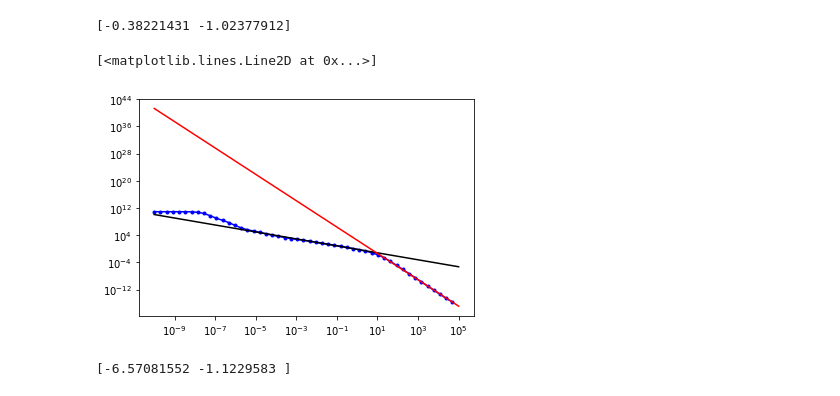
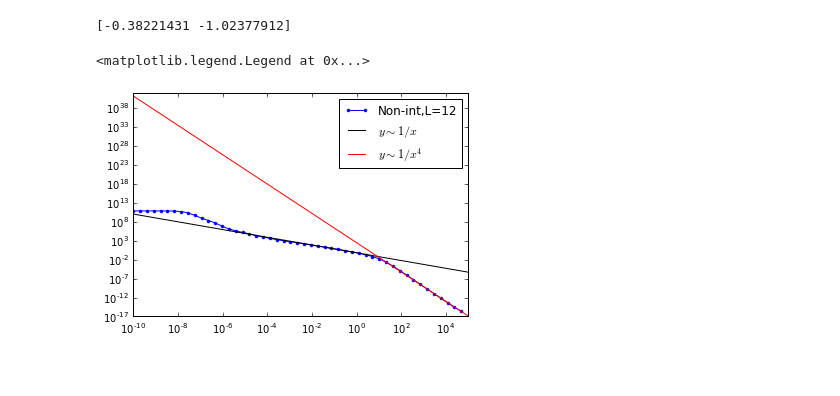
Before and after one commit to alexandreday/counterdiabatic-driving, a Jupyter notebook: zero_denom/jupyter_codes/v1_mu_scaling.ipynb, the cells around one changed output. Saved outputs shown, nothing was run; the diff lists cells and outputs as text; code cells hidden in the pictures; blank space fills up the shorter version.

```diff
--- a/zero_denom/jupyter_codes/v1_mu_scaling.ipynb
+++ b/zero_denom/jupyter_codes/v1_mu_scaling.ipynb
@@ -201,3 +201,5 @@ plt.savefig("new_v1.0_norm_L8_L10_L12.eps")
 from scipy.optimize import curve_fit
 def gfunc(x, a,c): #logfunction
     return a+ c*x
+def org_func(x, a,c):
+    return a*x**c
@@ -247,15 +221,9 @@ a_lin,b_lin=popt
 [-0.38221431 -1.02377912]
 # %%
 plt.loglog(x5,y5/2**12, 'b.-', label= "Non-int,L=12")
-plt.loglog(x5, org_func(x5,np.exp(a_lin),b_lin), 'k-', label='fit')
-plt.loglog(x5, org_func(x5,np.exp(a_in),b_in), 'r-', label='fit')
+plt.loglog(x5, org_func(x5,np.exp(a_lin),b_lin), 'k-', label=r'$y \sim 1/x$')
+plt.loglog(x5, org_func(x5,np.exp(a_in),b_in), 'r-', label=r'$y \sim 1/x^{4}$')
+plt.legend()
 # %% [output]
-[<matplotlib.lines.Line2D at 0x...>]
+<matplotlib.legend.Legend at 0x...>
-[figure, old version]
+[figure, new version]
-# %%
-xdata =x6
-ydata = y6/2**12
-popt, pcov = curve_fit(gfunc, np.log(xdata[0:-1]), np.log(ydata[0:-1]))
-print popt
-# %% [output]
-[-6.57081552 -1.1229583 ]
```
Also changed, not shown: parts of 24 cells of this notebook, 5 other files.
